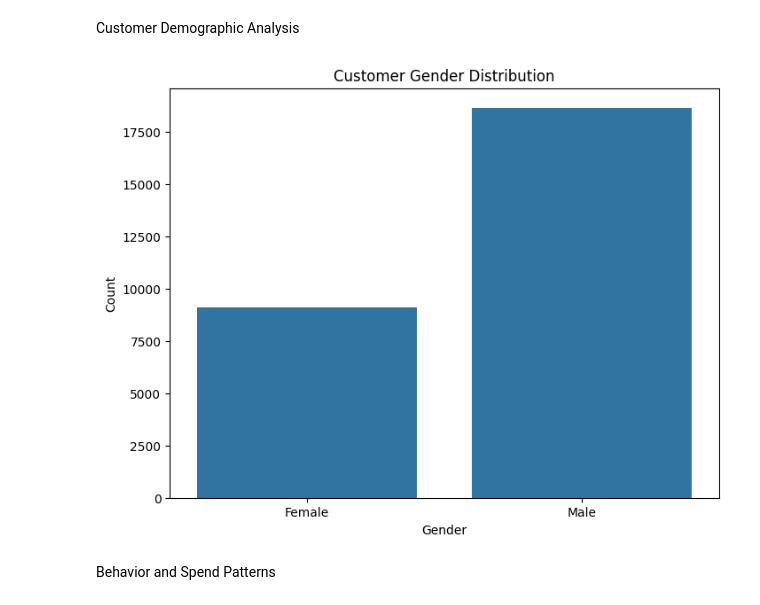
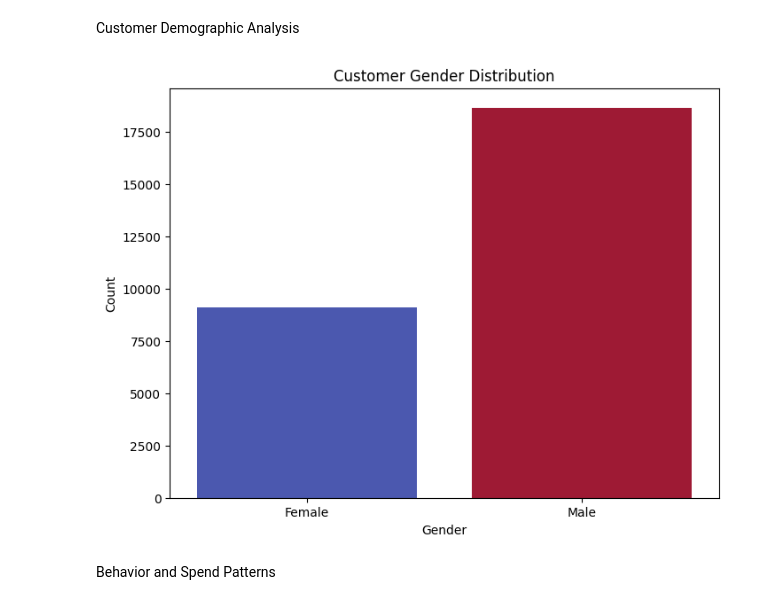
Before and after one commit to Sama-stack/Loyalty-Program-Project-Group-2, a Jupyter notebook: Group_2_Phase_5_Project_Capstone.ipynb, the cells around one changed output. Cells and saved outputs as stored; diff of their text form; code cells hidden in the pictures.

```diff
--- a/Group_2_Phase_5_Project_Capstone.ipynb
+++ b/Group_2_Phase_5_Project_Capstone.ipynb
@@ -404,13 +401,22 @@ memory usage: 103.7+ MB
 Customer Demographic Analysis
 # %%
 # Gender distribution
+import matplotlib.cm as cm
+
+# Get unique categories in gender column
+
+categories = customer_df['gender'].unique()
+num_categories = len(categories)
+colors = cm.coolwarm(np.linspace(0, 1, num_categories))
+color_palette = dict(zip(categories, colors))
+
 plt.figure(figsize=(8, 6))
-sns.countplot(data=customer_df, x='gender')
+sns.countplot(data=customer_df, x='gender', palette=color_palette)
 plt.title('Customer Gender Distribution')
 plt.xlabel('Gender')
 plt.ylabel('Count')
 plt.show()
 # %% [output]
-[figure, old version]
+[figure, new version]
 # %% [markdown]
 Behavior and Spend Patterns
```
Also changed, not shown: parts of 30 cells of this notebook.
